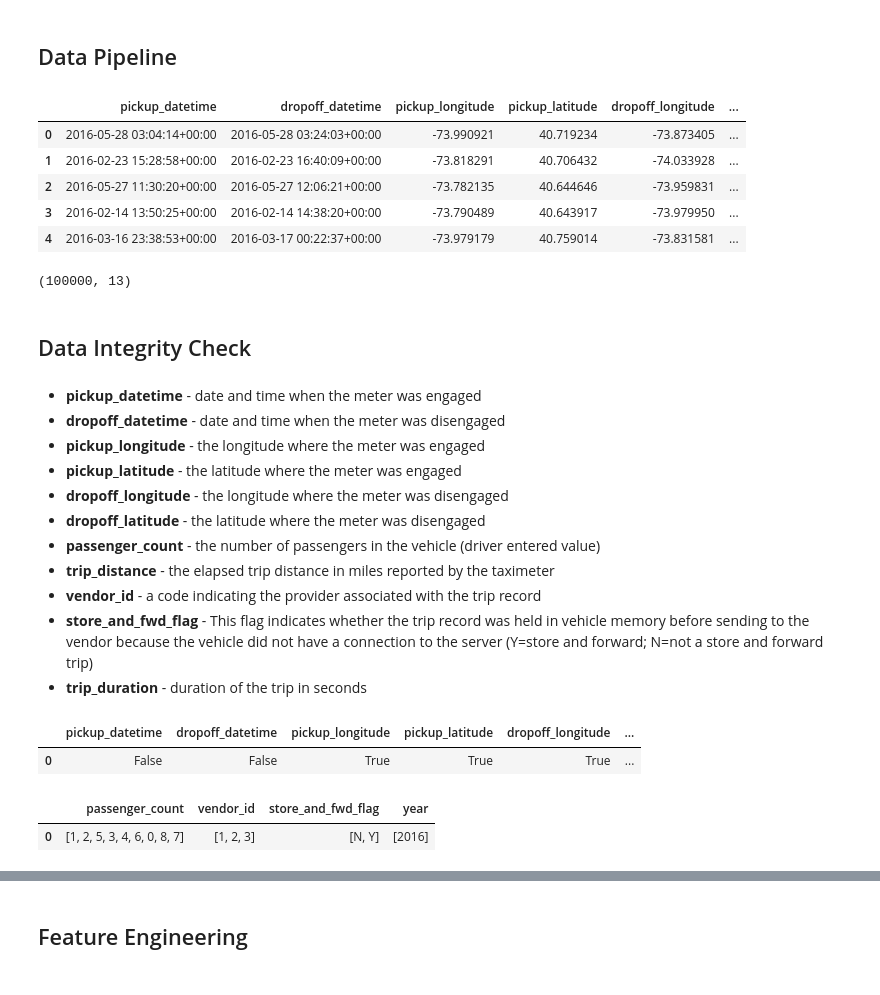
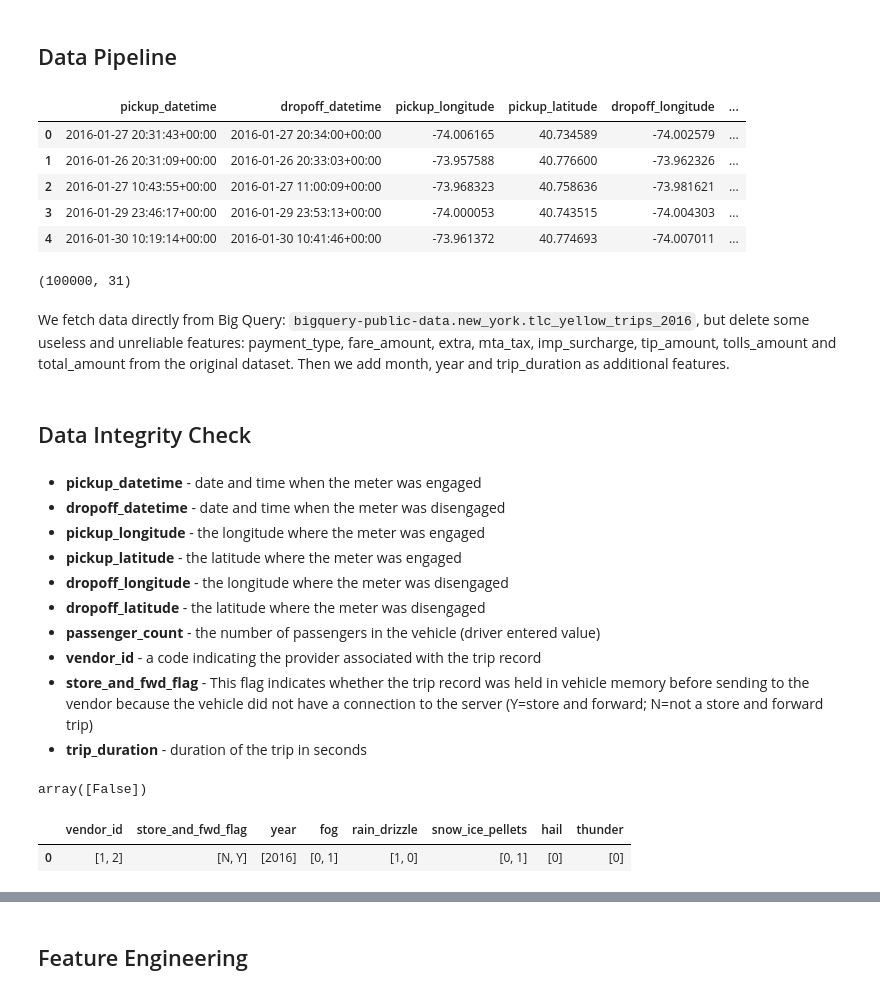
Before and after one commit to Shilong1210/NYC-Taxi-Trip-Duration, a Jupyter notebook: NYC Taxi Trip Duration.ipynb, the cells around one changed output, grey strips where cells are left out. Cells and saved outputs as stored; diff of their text form; code cells hidden in the pictures.

```diff
--- a/NYC Taxi Trip Duration.ipynb
+++ b/NYC Taxi Trip Duration.ipynb
@@ -10,7 +10,15 @@ import xgboost as xgb
 from sklearn.model_selection import train_test_split
 from sklearn.decomposition import PCA
 from sklearn.cluster import MiniBatchKMeans
+import xgboost as xgb
+from sklearn.linear_model import LinearRegression
+from sklearn.ensemble import RandomForestRegressor
+from sklearn.metrics import r2_score
+from google.cloud import bigquery
+import calendar
+import math
 
+pd.set_option('display.max_columns', 500)
 os.environ["GOOGLE_APPLICATION_CREDENTIALS"]="./license/APMA4990-834091538ff1.json"
 # %% [markdown]
 # Data Gathering and Preparation
@@ -34,16 +97,21 @@ df=pd.io.gbq.read_gbq(query,dialect='standard')
+# %%
+# df.to_csv('data.csv',index=False)
+df = pd.read_csv('data.csv')
 # %%
 df.head()
 # %% [output]
 |  | pickup_datetime | dropoff_datetime | pickup_longitude | pickup_latitude | dropoff_longitude | ... |
-| 0 | 2016-05-28 03:04:14+00:00 | 2016-05-28 03:24:03+00:00 | -73.990921 | 40.719234 | -73.873405 | ... |
-| 1 | 2016-02-23 15:28:58+00:00 | 2016-02-23 16:40:09+00:00 | -73.818291 | 40.706432 | -74.033928 | ... |
-| 2 | 2016-05-27 11:30:20+00:00 | 2016-05-27 12:06:21+00:00 | -73.782135 | 40.644646 | -73.959831 | ... |
-| 3 | 2016-02-14 13:50:25+00:00 | 2016-02-14 14:38:20+00:00 | -73.790489 | 40.643917 | -73.979950 | ... |
-| 4 | 2016-03-16 23:38:53+00:00 | 2016-03-17 00:22:37+00:00 | -73.979179 | 40.759014 | -73.831581 | ... |
+| 0 | 2016-01-27 20:31:43+00:00 | 2016-01-27 20:34:00+00:00 | -74.006165 | 40.734589 | -74.002579 | ... |
+| 1 | 2016-01-26 20:31:09+00:00 | 2016-01-26 20:33:03+00:00 | -73.957588 | 40.776600 | -73.962326 | ... |
+| 2 | 2016-01-27 10:43:55+00:00 | 2016-01-27 11:00:09+00:00 | -73.968323 | 40.758636 | -73.981621 | ... |
+| 3 | 2016-01-29 23:46:17+00:00 | 2016-01-29 23:53:13+00:00 | -74.000053 | 40.743515 | -74.004303 | ... |
+| 4 | 2016-01-30 10:19:14+00:00 | 2016-01-30 10:41:46+00:00 | -73.961372 | 40.774693 | -74.007011 | ... |
 # %%
 df.shape
 # %% [output]
-(100000, 13)
+(100000, 31)
+# %% [markdown]
+We fetch data directly from Big Query: `bigquery-public-data.new_york.tlc_yellow_trips_2016`, but delete some useless and unreliable features: payment_type, fare_amount, extra, mta_tax, imp_surcharge, tip_amount, tolls_amount and total_amount from the original dataset. Then we add month, year and trip_duration as additional features.
 # %% [markdown]
 ## Data Integrity Check
 # %% [markdown]
@@ -54,7 +122,6 @@ df.shape
  - **dropoff_longitude** - the longitude where the meter was disengaged
  - **dropoff_latitude** - the latitude where the meter was disengaged
  - **passenger_count** - the number of passengers in the vehicle (driver entered value)
- - **trip_distance** - the elapsed trip distance in miles reported by the taximeter
  - **vendor_id** - a code indicating the provider associated with the trip record
  - **store_and_fwd_flag** - This flag indicates whether the trip record was held in vehicle memory before sending to the vendor because the vehicle did not have a connection to the server (Y=store and forward; N=not a store and forward trip)
  - **trip_duration** - duration of the trip in seconds
@@ -65,19 +132,18 @@ for i in df.columns:
     check_NAN_box.append(df[i].isnull().any())
 
 check_NAN_box = pd.DataFrame([check_NAN_box],columns=df.columns)
-check_NAN_box
+np.unique(check_NAN_box.values)
 # %% [output]
-|  | pickup_datetime | dropoff_datetime | pickup_longitude | pickup_latitude | dropoff_longitude | ... |
-| 0 | False | False | True | True | True | ... |
+array([False])
 # %%
 check_uni_box = []
-col = ['passenger_count','vendor_id','store_and_fwd_flag','year']
+col = ['vendor_id','store_and_fwd_flag','year','fog','rain_drizzle','snow_ice_pellets','hail','thunder']
 
 for i in col:
     check_uni_box.append(df[i].unique())
 
 check_uni_box = pd.DataFrame([check_uni_box],columns=col)
 check_uni_box
 # %% [output]
-|  | passenger_count | vendor_id | store_and_fwd_flag | year |
-| 0 | [1, 2, 5, 3, 4, 6, 0, 8, 7] | [1, 2, 3] | [N, Y] | [2016] |
+|  | vendor_id | store_and_fwd_flag | year | fog | rain_drizzle | snow_ice_pellets | hail | thunder |
+| 0 | [1, 2] | [N, Y] | [2016] | [0, 1] | [1, 0] | [0, 1] | [0] | [0] |
```
Also changed, not shown: parts of 27 cells of this notebook.
